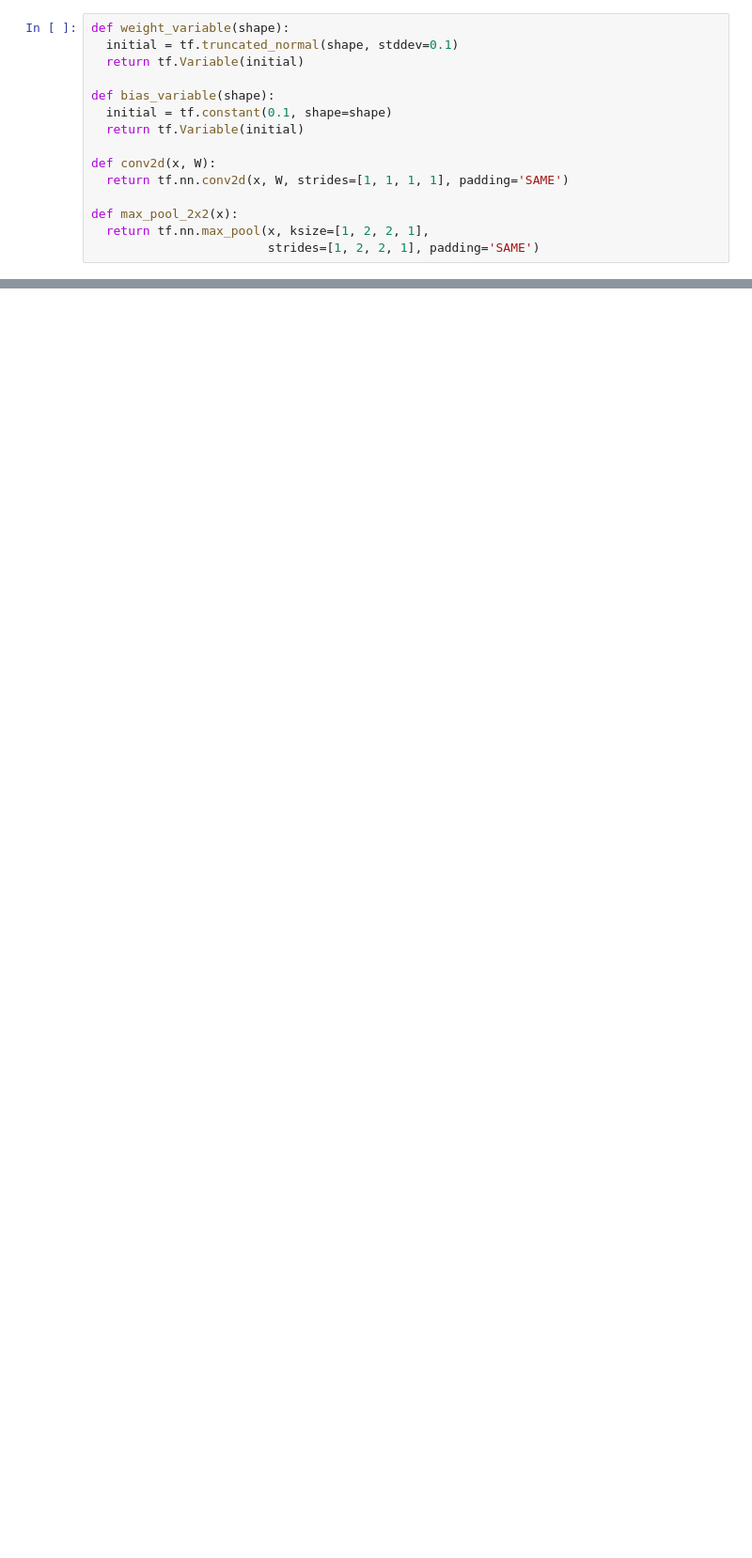
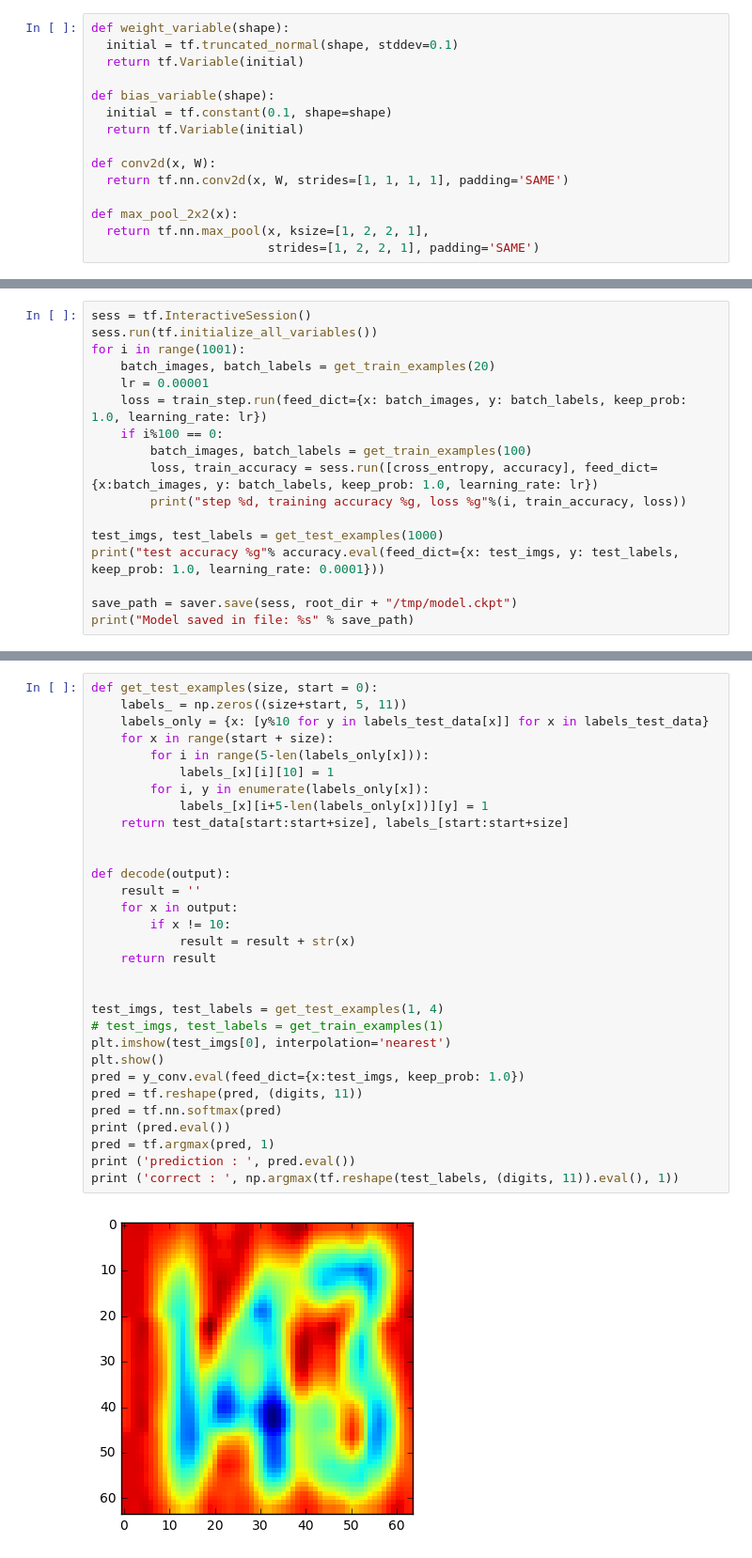
Before and after one commit to Logic4Twisted/SVHN, a Jupyter notebook: SVHN.ipynb, the cells around one changed output, grey strips where cells are left out. Shown: that part at 94% size. Drawn from its saved outputs; the diff is of its cells as text; blank space fills up the shorter version.

```diff
--- a/SVHN.ipynb
+++ b/SVHN.ipynb
@@ -334,0 +330,17 @@ print (xx.shape)
+# %%
+sess = tf.InteractiveSession()
+sess.run(tf.initialize_all_variables())
+for i in range(1001):
+    batch_images, batch_labels = get_train_examples(20)
+    lr = 0.00001
+    loss = train_step.run(feed_dict={x: batch_images, y: batch_labels, keep_prob: 1.0, learning_rate: lr})
+    if i%100 == 0:
+        batch_images, batch_labels = get_train_examples(100)
+        loss, train_accuracy = sess.run([cross_entropy, accuracy], feed_dict={x:batch_images, y: batch_labels, keep_prob: 1.0, learning_rate: lr})
+        print("step %d, training accuracy %g, loss %g"%(i, train_accuracy, loss))
+
+test_imgs, test_labels = get_test_examples(1000)
+print("test accuracy %g"% accuracy.eval(feed_dict={x: test_imgs, y: test_labels, keep_prob: 1.0, learning_rate: 0.0001}))
+
+save_path = saver.save(sess, root_dir + "/tmp/model.ckpt")
+print("Model saved in file: %s" % save_path)
@@ -334,0 +375,33 @@ print (xx.shape)
+# %%
+def get_test_examples(size, start = 0):
+    labels_ = np.zeros((size+start, 5, 11))
+    labels_only = {x: [y%10 for y in labels_test_data[x]] for x in labels_test_data}
+    for x in range(start + size):
+        for i in range(5-len(labels_only[x])):
+            labels_[x][i][10] = 1
+        for i, y in enumerate(labels_only[x]):
+            labels_[x][i+5-len(labels_only[x])][y] = 1
+    return test_data[start:start+size], labels_[start:start+size]
+
+
+def decode(output):
+    result = ''
+    for x in output:
+        if x != 10:
+            result = result + str(x)
+    return result
+
+
+test_imgs, test_labels = get_test_examples(1, 4)
+# test_imgs, test_labels = get_train_examples(1)
+plt.imshow(test_imgs[0], interpolation='nearest')
+plt.show()
+pred = y_conv.eval(feed_dict={x:test_imgs, keep_prob: 1.0})
+pred = tf.reshape(pred, (digits, 11))
+pred = tf.nn.softmax(pred)
+print (pred.eval())
+pred = tf.argmax(pred, 1)
+print ('prediction : ', pred.eval())
+print ('correct : ', np.argmax(tf.reshape(test_labels, (digits, 11)).eval(), 1))
+# %% [output]
+[figure, added]
```
Also changed, not shown: parts of 17 cells of this notebook, 1 other file.
